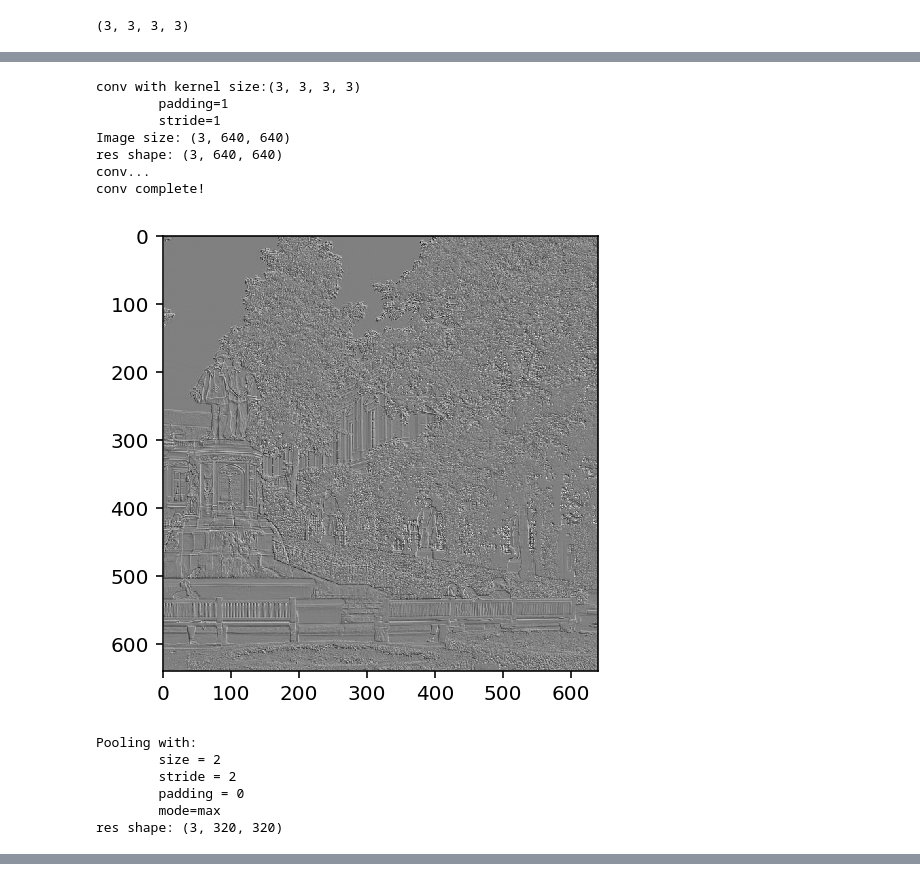
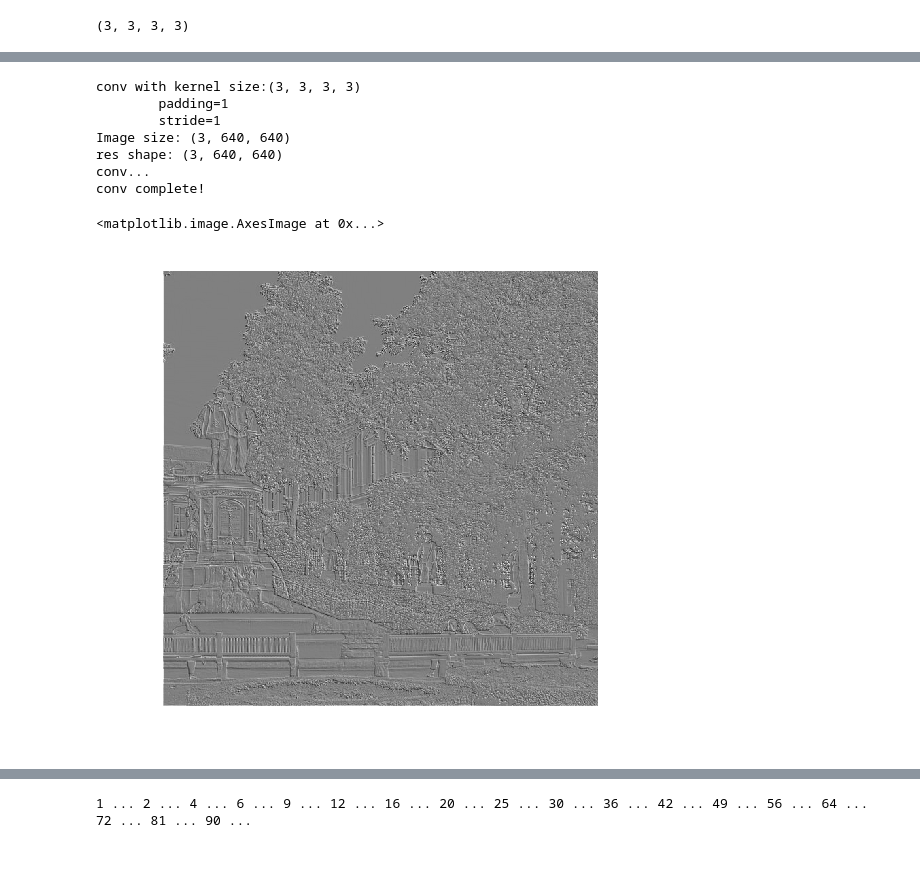
Before and after one commit to Yangjiaxi/ml, a Jupyter notebook: math/conv.ipynb, the cells around one changed output, grey strips where cells are left out. Drawn from its saved outputs; the diff is of its cells as text; code cells hidden in the pictures.

Commit message:
<MOD> add avg-pooling and some example

```diff
--- a/math/conv.ipynb
+++ b/math/conv.ipynb
@@ -60,6 +68,7 @@ def pad(data, width=1):
 def show_img(_data, cmap="gray"):
     # data = np.transpose(_data, (1, 2, 0))
     data = _data.sum(axis=0)
+    plt.axis("off")
     return plt.imshow(data, cmap=cmap)
 # %%
 def get_piece(img, x, y, l):
@@ -126,24 +145,15 @@ def pool(_data, size=2, stride=2, padding=0, mode="max"):
         rx += 1
     return res
 # %%
-res = conv(img_data, kernel_list, padding=1, stride=1)
-show_img(res, "gray")
-plt.show()
-res = pool(res)
-show_img(res)
-plt.show()
+conv_res = conv(img_data, kernel_list, padding=1, stride=1)
+show_img(conv_res, "gray")
 # %% [output]
 conv with kernel size:(3, 3, 3, 3)
         padding=1
         stride=1
 Image size: (3, 640, 640)
 res shape: (3, 640, 640)
 conv...
 conv complete!
+<matplotlib.image.AxesImage at 0x...>
-[figure, old version]
+[figure, new version]
-Pooling with:
-        size = 2
-        stride = 2
-        padding = 0
-        mode=max
-res shape: (3, 320, 320)
@@ -150,0 +160,10 @@ res shape: (3, 320, 320)
+# %%
+for e in np.arange(1, 10, 0.5):
+    size = floor(e**2)
+    print(size, "...", end=" ")
+    pool_res = pool(conv_res, mode="avg", padding=0, stride=size, size=size)
+    show_img(pool_res)
+    plt.savefig("pic/pool-{:02d}.jpg".format(size))
+    plt.close()
+# %% [output]
+1 ... 2 ... 4 ... 6 ... 9 ... 12 ... 16 ... 20 ... 25 ... 30 ... 36 ... 42 ... 49 ... 56 ... 64 ... 72 ... 81 ... 90 ...
```
Also changed, not shown: parts of 8 cells of this notebook, 19 other files.
